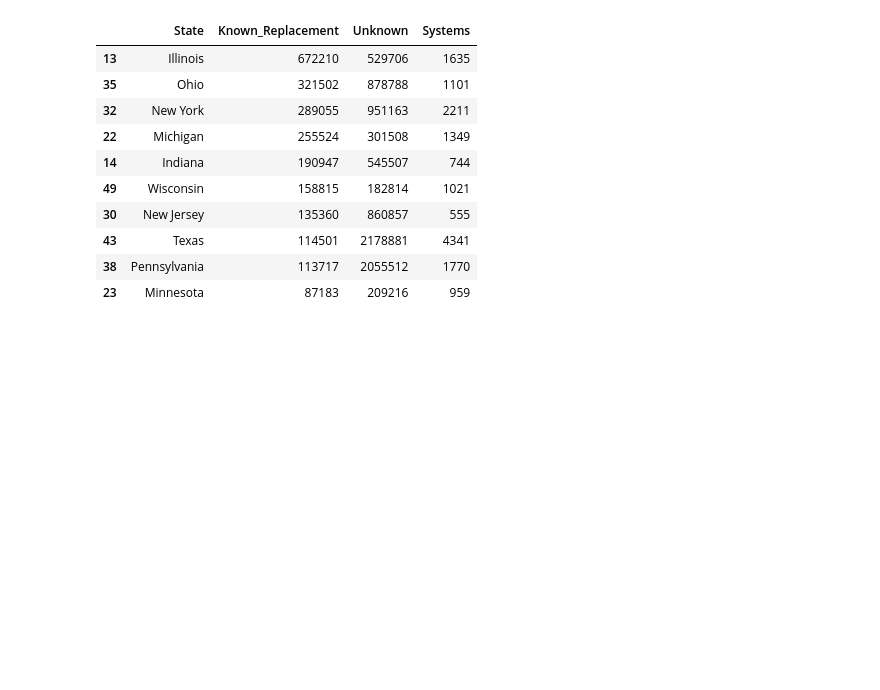
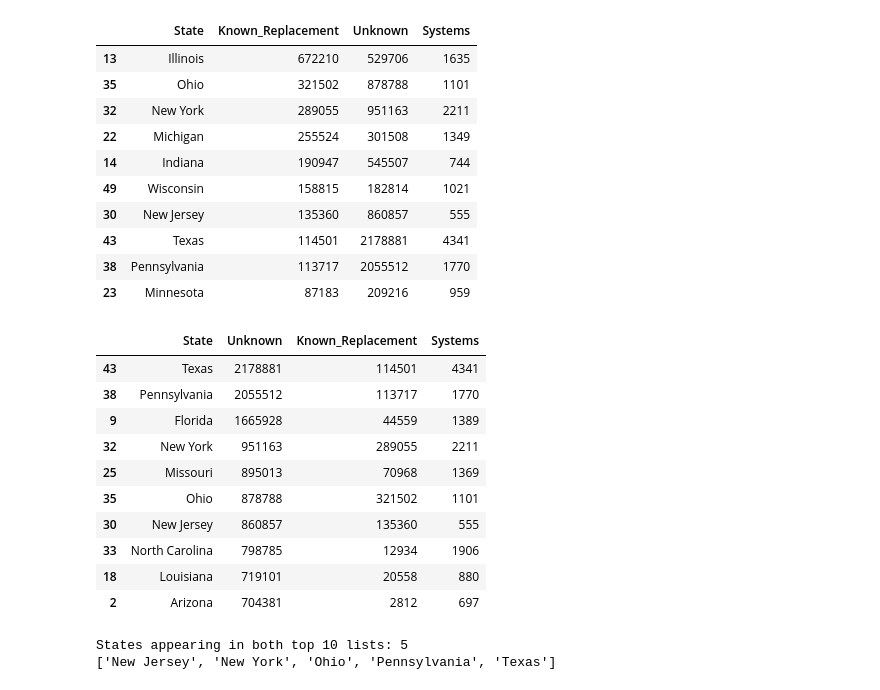
Before and after one commit to drat-git/xylem-lead-service-line-analysis, a Jupyter notebook: Lead_Service_Line_Analysis.ipynb, the cells around one changed output. Cells and saved outputs as stored; diff of their text form; code cells hidden in the pictures; blank space fills up the shorter version.

```diff
--- a/Lead_Service_Line_Analysis.ipynb
+++ b/Lead_Service_Line_Analysis.ipynb
@@ -380,3 +378,40 @@ state_summary.sort_values(
 | 43 | Texas | 114501 | 2178881 | 4341 |
 | 38 | Pennsylvania | 113717 | 2055512 | 1770 |
 | 23 | Minnesota | 87183 | 209216 | 959 |
+# %%
+top_unknown = (
+    state_summary
+    .sort_values("Unknown", ascending=False)
+    [["State", "Unknown", "Known_Replacement", "Systems"]]
+    .head(10)
+)
+
+top_unknown
+# %% [output]
+|  | State | Unknown | Known_Replacement | Systems |
+| 43 | Texas | 2178881 | 114501 | 4341 |
+| 38 | Pennsylvania | 2055512 | 113717 | 1770 |
+| 9 | Florida | 1665928 | 44559 | 1389 |
+| 32 | New York | 951163 | 289055 | 2211 |
+| 25 | Missouri | 895013 | 70968 | 1369 |
+| 35 | Ohio | 878788 | 321502 | 1101 |
+| 30 | New Jersey | 860857 | 135360 | 555 |
+| 33 | North Carolina | 798785 | 12934 | 1906 |
+| 18 | Louisiana | 719101 | 20558 | 880 |
+| 2 | Arizona | 704381 | 2812 | 697 |
+# %%
+top_known_states = set(
+    state_summary.nlargest(10, "Known_Replacement")["State"]
+)
+
+top_unknown_states = set(
+    state_summary.nlargest(10, "Unknown")["State"]
+)
+
+overlap = sorted(top_known_states & top_unknown_states)
+
+print(f"States appearing in both top 10 lists: {len(overlap)}")
+print(overlap)
+# %% [output]
+States appearing in both top 10 lists: 5
+['New Jersey', 'New York', 'Ohio', 'Pennsylvania', 'Texas']
```
Also changed, not shown: parts of 18 cells of this notebook, 1 other file.
